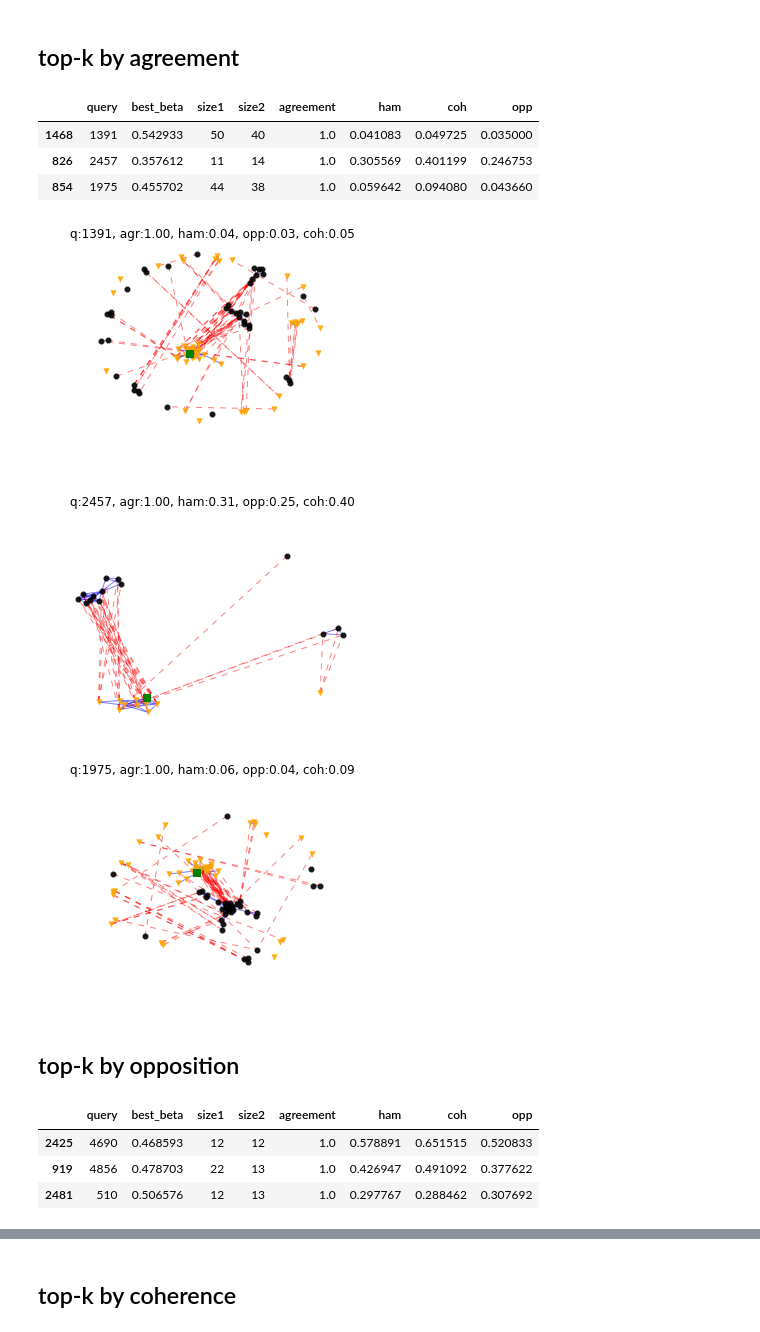
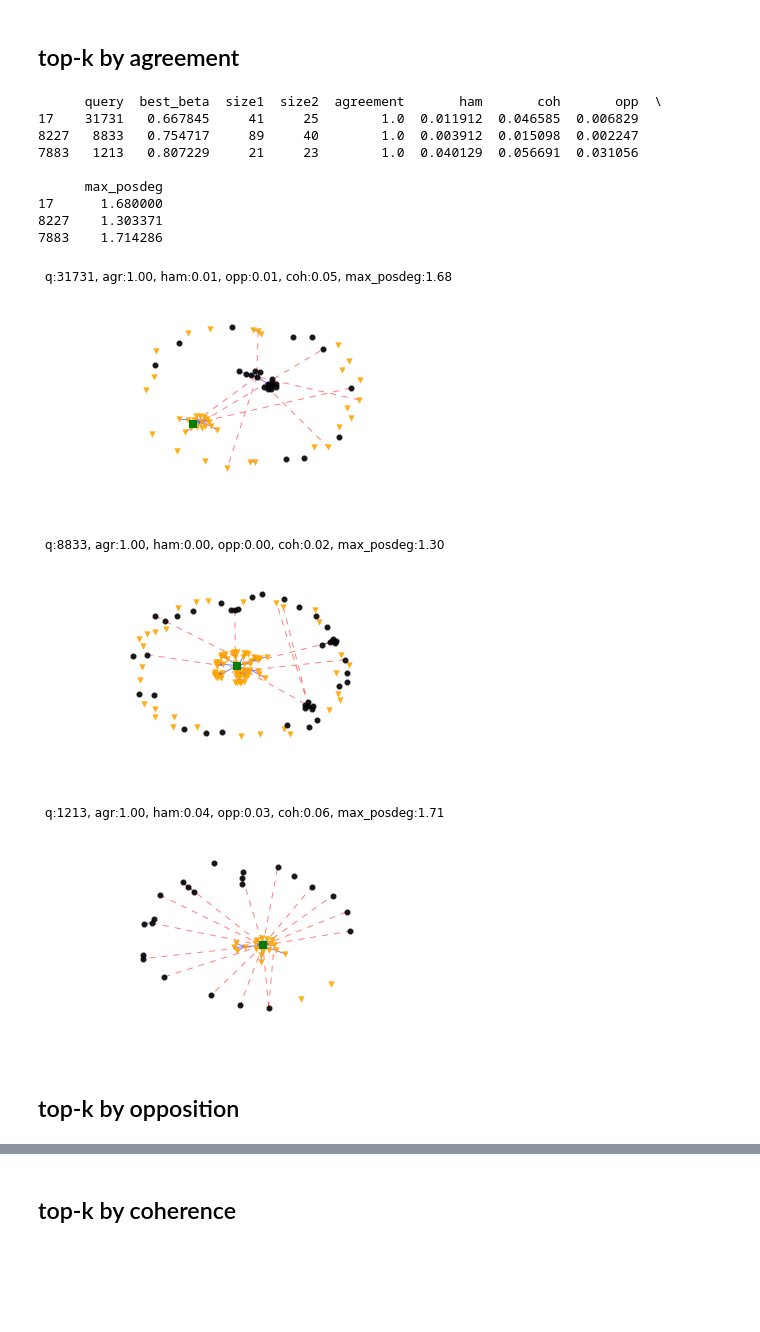
Before and after one commit to xiaohan2012/signed-local-community, a Jupyter notebook: explore-query-result-on-real-graphs.ipynb, the cells around one changed output, grey strips where cells are left out. Saved outputs shown, nothing was run; the diff lists cells and outputs as text; code cells hidden in the pictures; blank space fills up the shorter version.

```diff
--- a/explore-query-result-on-real-graphs.ipynb
+++ b/explore-query-result-on-real-graphs.ipynb
@@ -148,26 +130,19 @@ C2: sunup, daybreak, morning, dawning, daylight, sunrise, afternoon, daytime, da
 # %% [markdown]
 ## top-k by agreement
-# %%
-df[fields_to_show].sort_values(by='agreement', ascending=False).head(3)
-# %% [output]
-|  | query | best_beta | size1 | size2 | agreement | ham | coh | opp |
-| 1468 | 1391 | 0.542933 | 50 | 40 | 1.0 | 0.041083 | 0.049725 | 0.035000 |
-| 826 | 2457 | 0.357612 | 11 | 14 | 1.0 | 0.305569 | 0.401199 | 0.246753 |
-| 854 | 1975 | 0.455702 | 44 | 38 | 1.0 | 0.059642 | 0.094080 | 0.043660 |
-# %%
-queries = df.sort_values(by='agreement', ascending=False).head(3)['query'].tolist()
-for q in queries:
-    show(q, use_lcc=False)
-# %% [output]
-[figure, removed]
-[figure, removed]
-[figure, removed]
+# %%
+show_top_k_by('agreement')
+# %% [output]
+      query  best_beta  size1  size2  agreement       ham       coh       opp  \
+17    31731   0.667845     41     25        1.0  0.011912  0.046585  0.006829
+8227   8833   0.754717     89     40        1.0  0.003912  0.015098  0.002247
+7883   1213   0.807229     21     23        1.0  0.040129  0.056691  0.031056
+
+      max_posdeg
+17      1.680000
+8227    1.303371
+7883    1.714286
+[figure, added]
+[figure, added]
+[figure, added]
 # %% [markdown]
 ## top-k by opposition
-# %%
-df[fields_to_show].sort_values(by='opp', ascending=False).head(3)
-# %% [output]
-|  | query | best_beta | size1 | size2 | agreement | ham | coh | opp |
-| 2425 | 4690 | 0.468593 | 12 | 12 | 1.0 | 0.578891 | 0.651515 | 0.520833 |
-| 919 | 4856 | 0.478703 | 22 | 13 | 1.0 | 0.426947 | 0.491092 | 0.377622 |
-| 2481 | 510 | 0.506576 | 12 | 13 | 1.0 | 0.297767 | 0.288462 | 0.307692 |
```
Also changed, not shown: parts of 21 cells of this notebook, 1 other file.
